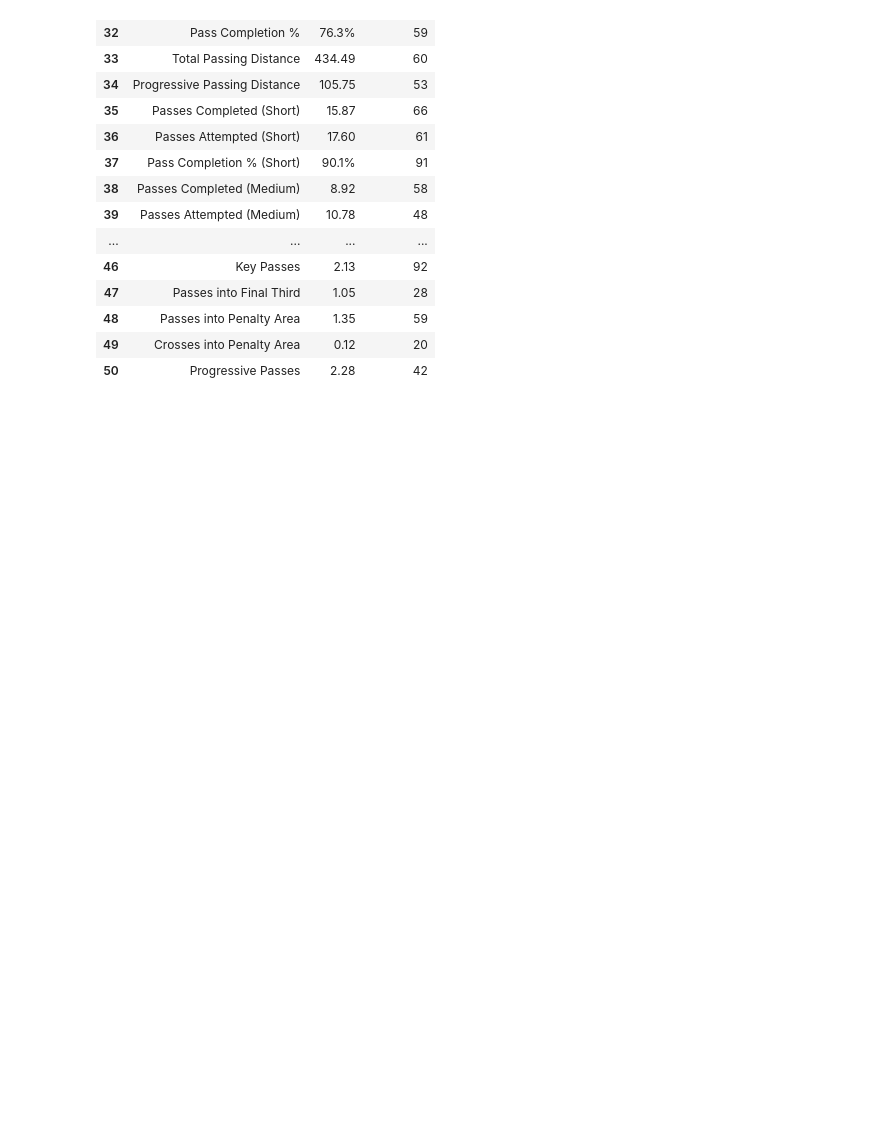
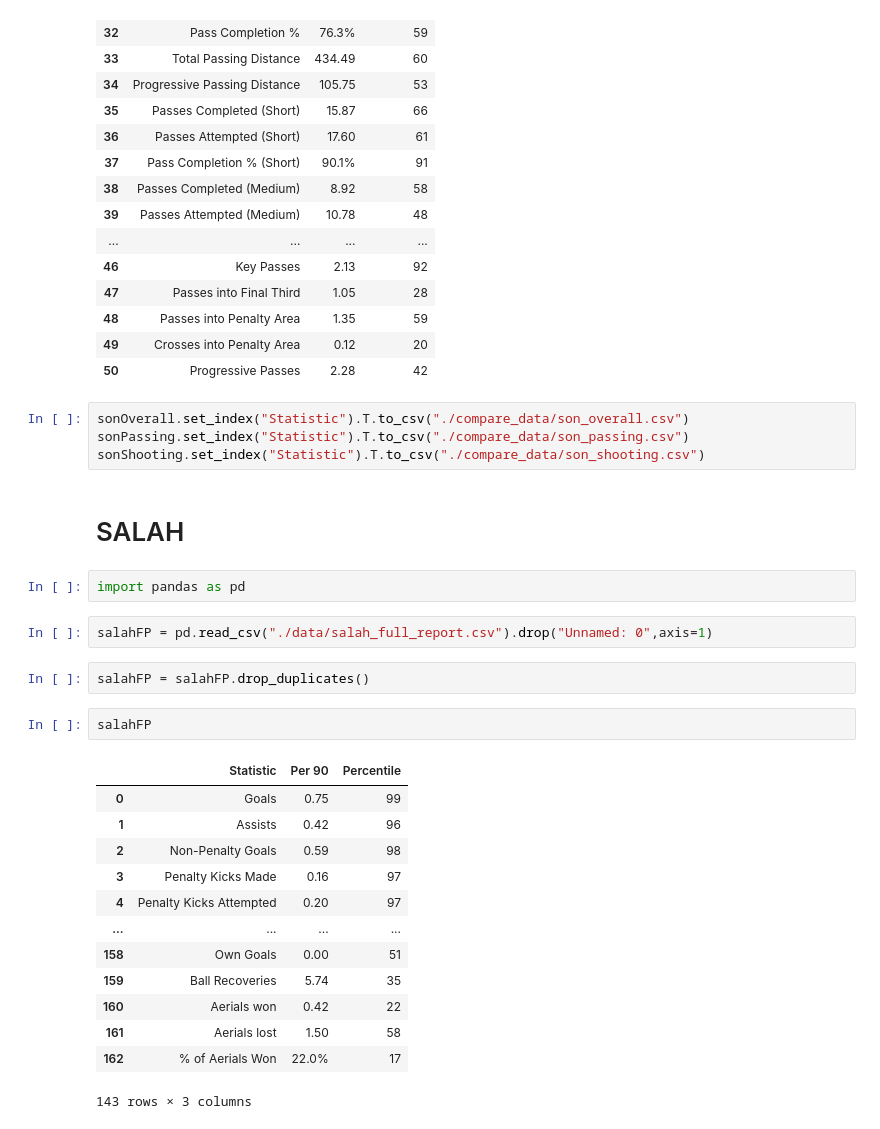
Before and after one commit to gautam7-github/FbRef-Son-v-Salah, a Jupyter notebook: clean.ipynb, the cells around one changed output. Saved outputs shown, nothing was run; the diff lists cells and outputs as text; blank space fills up the shorter version.

```diff
--- a/clean.ipynb
+++ b/clean.ipynb
@@ -82,3 +82,31 @@ sonPassing
 | 48 | Passes into Penalty Area | 1.35 | 59 |
 | 49 | Crosses into Penalty Area | 0.12 | 20 |
 | 50 | Progressive Passes | 2.28 | 42 |
+# %%
+sonOverall.set_index("Statistic").T.to_csv("./compare_data/son_overall.csv")
+sonPassing.set_index("Statistic").T.to_csv("./compare_data/son_passing.csv")
+sonShooting.set_index("Statistic").T.to_csv("./compare_data/son_shooting.csv")
+# %% [markdown]
+# SALAH
+# %%
+import pandas as pd
+# %%
+salahFP = pd.read_csv("./data/salah_full_report.csv").drop("Unnamed: 0",axis=1)
+# %%
+salahFP = salahFP.drop_duplicates()
+# %%
+salahFP
+# %% [output]
+|  | Statistic | Per 90 | Percentile |
+| 0 | Goals | 0.75 | 99 |
+| 1 | Assists | 0.42 | 96 |
+| 2 | Non-Penalty Goals | 0.59 | 98 |
+| 3 | Penalty Kicks Made | 0.16 | 97 |
+| 4 | Penalty Kicks Attempted | 0.20 | 97 |
+| ... | ... | ... | ... |
+| 158 | Own Goals | 0.00 | 51 |
+| 159 | Ball Recoveries | 5.74 | 35 |
+| 160 | Aerials won | 0.42 | 22 |
+| 161 | Aerials lost | 1.50 | 58 |
+| 162 | % of Aerials Won | 22.0% | 17 |
+143 rows × 3 columns
```
Also changed, not shown: parts of 5 cells of this notebook, 10 other files.
